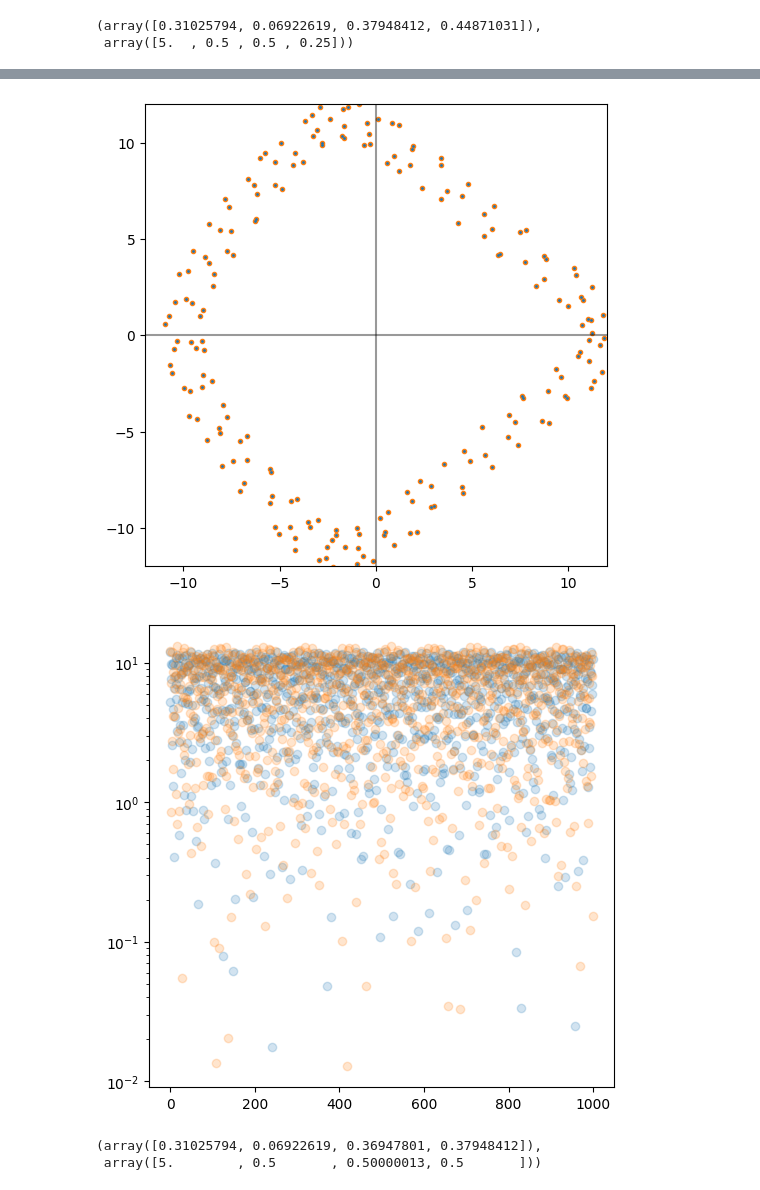
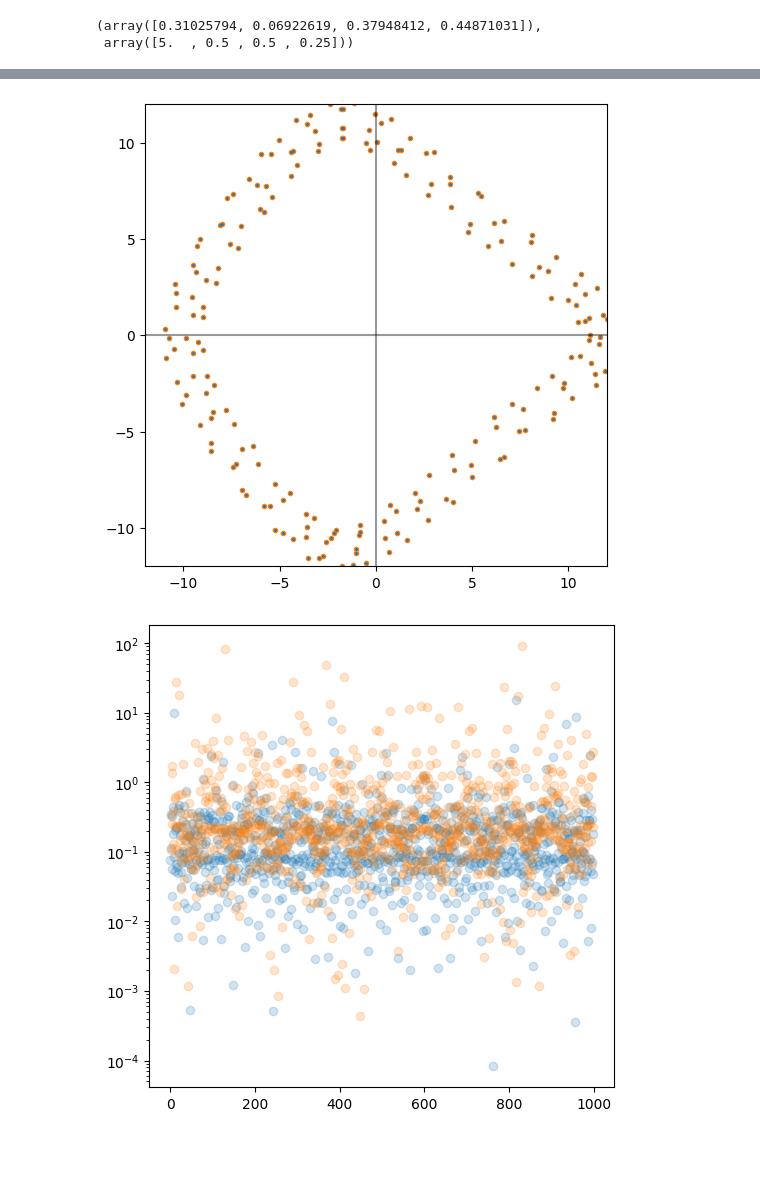
Before and after one commit to pbelange/PySUSSIX, a Jupyter notebook: test_sussix.ipynb, the cells around one changed output, grey strips where cells are left out. Cells and saved outputs as stored; diff of their text form; code cells hidden in the pictures; blank space fills up the shorter version.

```diff
--- a/test_sussix.ipynb
+++ b/test_sussix.ipynb
@@ -12,10 +13,10 @@ N     = np.arange(0,turns)
 Qx    = 0.31025793875089835
 Qy    = 0.320264
 Jx    = (0.5*(10**2))
-Jy    = 1e-5*Jx
+Jy    = 1e-3*Jx
 psi0  = 0#0.25
 
-mn = [(2,0),(3,0),(1,1)]
+mn = [(2,0),(3,0),(2,1)]
 aj = [0.02*Jx,0.02*Jx,0.02*Jx]
 phasors = sum([a*np.exp(1j*(2*np.pi*(m*Qx+n*Qy)*N + 0)) for (m,n),a in zip(mn,aj)])
 
@@ -35,4 +36,15 @@ plt.axvline(0,color='k',alpha=0.4)
 plt.axis('square');
 plt.xlim([-15,15])
 plt.ylim([-15,15])
+
+
+plt.figure(figsize=(6,6))
+plt.plot(y,py,'.')
+# plt.plot(hx.real,hx.imag,'.',ms=2)
+plt.axhline(0,color='k',alpha=0.4)
+plt.axvline(0,color='k',alpha=0.4)
+plt.axis('square');
+# plt.xlim([-15,15])
+# plt.ylim([-15,15])
+#
 # %% [output]
@@ -51,7 +63,7 @@ SS.sussix_inp(nt1   = 1,
 
 
 SS.sussix(x,px,y,py,0*x,0*x)
-df = pd.DataFrame({'ax':SS.ax,'ox':SS.ox})#,'y':y,'py':py})
+df = pd.DataFrame({'ax':SS.ax,'ox':SS.ox,'ay':SS.ay,'oy':SS.oy})#,'y':y,'py':py})
 # df = df[df.ox>0]
 # df.sort_values('ox',inplace=True)
 # df = df.reset_index(drop=True)
@@ -138,39 +150,34 @@ def NAFFlib_tune(x,nfreqs = 1,Hann_order=2,multiparticles = False):
 
 
 Q,A = NAFFlib_tune(x,nfreqs=4,Hann_order=2,multiparticles = False)
 
 
 # n_phasors = 4
 # selected_phasors = [0,2]
 # selected_phasors = [0,2,4,6]
 # reconstructed = sum([_ax*np.exp(1j*(2*np.pi*(_ox)*N )) for _ax,_ox in zip(df.ax[:n_phasors],df.ox[:n_phasors])])
 reconstructed = sum([2*_ax*np.exp(-1j*(2*np.pi*(_ox)*N  )) for _ax,_ox in zip(A,Q)])
 
 
 x_naff  = reconstructed.real
 px_naff = reconstructed.imag
 
 show_turn = 200
 plt.figure(figsize=(6,6))
 plt.plot(x_naff[:show_turn],px_naff[:show_turn],'.',color='C1')
 plt.plot(x[:show_turn],px[:show_turn],'.',color='C0',ms=2)
 # plt.plot(hx.real,hx.imag,'.',ms=2)
 plt.axhline(0,color='k',alpha=0.4)
 plt.axvline(0,color='k',alpha=0.4)
 plt.axis('square');
 plt.xlim([-12,12])
 plt.ylim([-12,12])
 
 
 plt.figure(figsize=(6,6))
-plt.plot(np.abs(x-x_naff/x),'o',alpha=0.2)
-plt.plot(np.abs(px-px_naff/px),'o',alpha=0.2)
+plt.plot(np.abs((x-x_r)/x),'o',alpha=0.2)
+plt.plot(np.abs((px-px_r)/px),'o',alpha=0.2)
 plt.yscale('log')
 # %% [output]
-[figure, old version]
+[figure, new version]
-[figure, old version]
+[figure, new version]
-# %%
-Q,A
-# %% [output]
-(array([0.31025794, 0.06922619, 0.36947801, 0.37948412]),
- array([5.        , 0.5       , 0.50000013, 0.5       ]))
```
Also changed, not shown: parts of 6 cells of this notebook, 10 other files.
